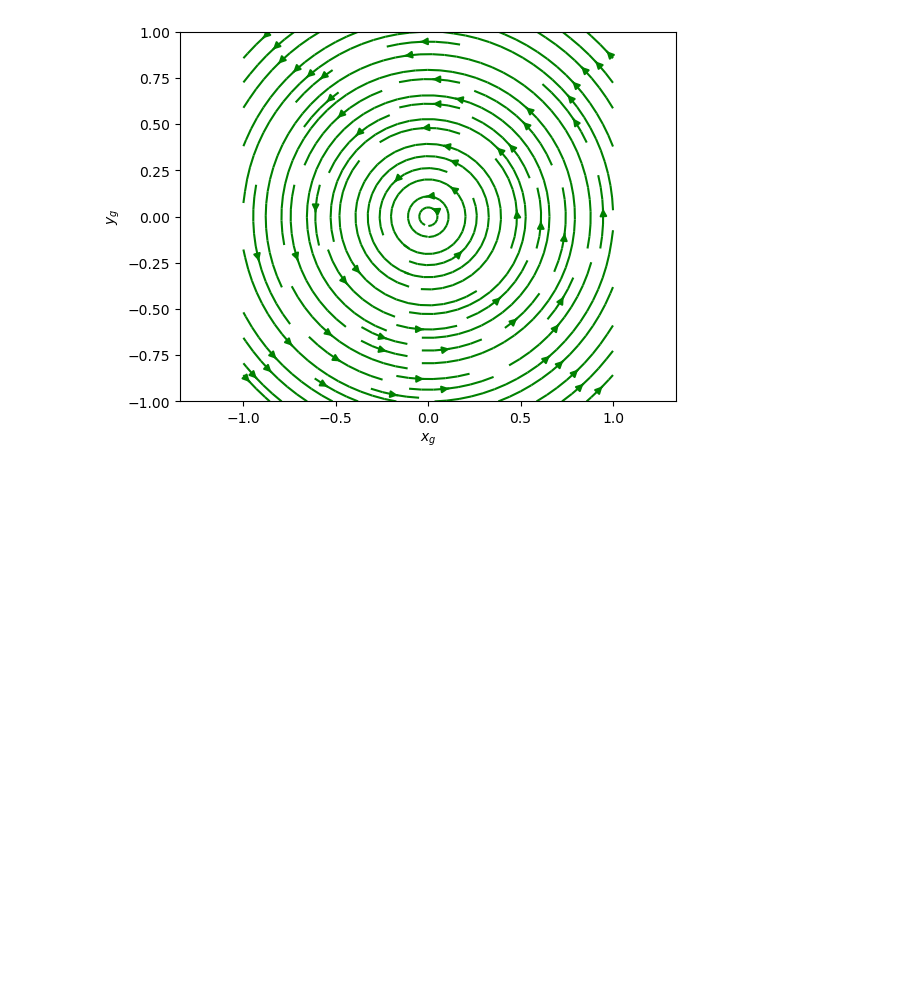
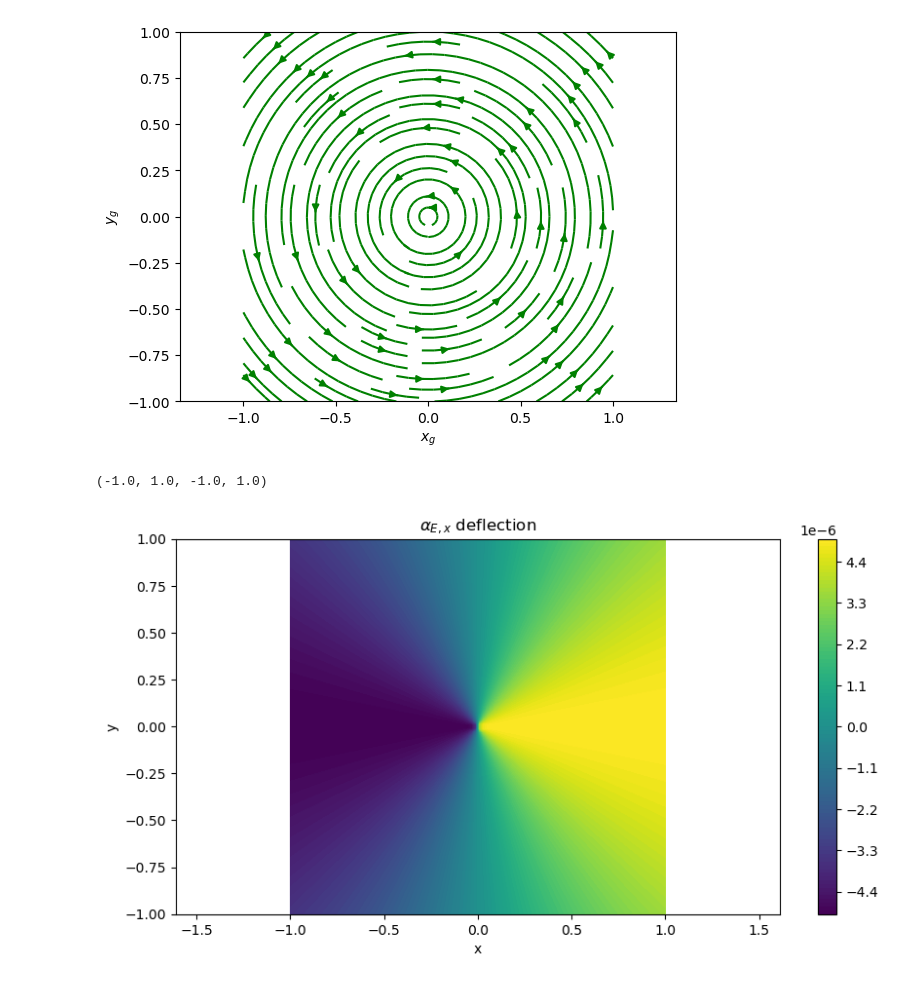
Before and after one commit to vandelij/plasma_diagnostic_hw, a Jupyter notebook: HW4.ipynb, the cells around one changed output. Drawn from its saved outputs; the diff is of its cells as text; code cells hidden in the pictures; blank space fills up the shorter version.

Commit message:
added new plots to hw4

```diff
--- a/HW4.ipynb
+++ b/HW4.ipynb
@@ -6,22 +6,22 @@ import matplotlib.pyplot as plt
 def Ex(x,y):
     r = np.sqrt(x**2 + y**2)
     theta = np.arctan2(y,x)
-    return 1*np.cos(theta)/(r)
+    return 1*np.cos(theta)
 
 def Ey(x,y):
     r = np.sqrt(x**2 + y**2)
     theta = np.arctan2(y,x)
-    return 1*np.sin(theta)/(r)
+    return 1*np.sin(theta)
 
 def Bx(x,y):
     r = np.sqrt(x**2 + y**2)
     theta = np.arctan2(y,x)
-    return -1*np.sin(theta)/(r)
+    return -1*np.sin(theta)
 
 def By(x,y):
     r = np.sqrt(x**2 + y**2)
     theta = np.arctan2(y,x)
-    return 1*np.cos(theta)/(r)
+    return 1*np.cos(theta)
 
 
 xmin = -1
@@ -62,8 +62,8 @@ Text(0, 0.5, '$y_g$')
 W = 1 # KeV
 W = W*1.6022e-19*1000 # convert to jouls
 e = 1.6022e-19 # proton charge
-dl = 0.001 # thickness of slab
-l = 1 # distance from point source to the slab
+dl = 0.01 # thickness of slab
+l = .2 # distance from point source to the slab
 m = 1.6726e-27  # proton mass
 
 def alpha_E(x,y):
@@ -78,3 +78,34 @@ def alpha_B(x,y):
 
 def alphatot(x,y):
     return alpha_E(x,y) + alpha_B(x,y)
+# %%
+alphaE = [np.zeros_like(X, dtype=float), np.zeros_like(X, dtype=float), np.zeros_like(X, dtype=float)]
+alphaB = [np.zeros_like(X, dtype=float), np.zeros_like(X, dtype=float), np.zeros_like(X, dtype=float)]
+
+for ix in range(X.shape[0]):
+    for iy in range(Y.shape[1]):
+        x = X[ix, iy]
+        y = Y[ix, iy]
+        alphaEi = alpha_E(x,y)
+        alphaBi = alpha_B(x,y)
+
+        # load up the x, y, and z componants of the deflection vector
+        alphaE[0][ix, iy] = alphaEi[0]
+        alphaE[1][ix, iy] = alphaEi[1]
+        alphaE[2][ix, iy] = alphaEi[2]
+
+        alphaB[0][ix, iy] = alphaBi[0]
+        alphaB[1][ix, iy] = alphaBi[1]
+        alphaB[2][ix, iy] = alphaBi[2]
+# %%
+plt.figure(figsize=(10, 5))
+
+plt.contourf(X,Y, alphaE[0], levels=100)
+plt.title(r'$\alpha_{E,x}$ deflection')
+plt.xlabel('x')
+plt.ylabel('y')
+plt.colorbar()
+plt.axis('equal')
+# %% [output]
+(-1.0, 1.0, -1.0, 1.0)
+[figure, added]
```
Also changed, not shown: parts of 5 cells of this notebook.
